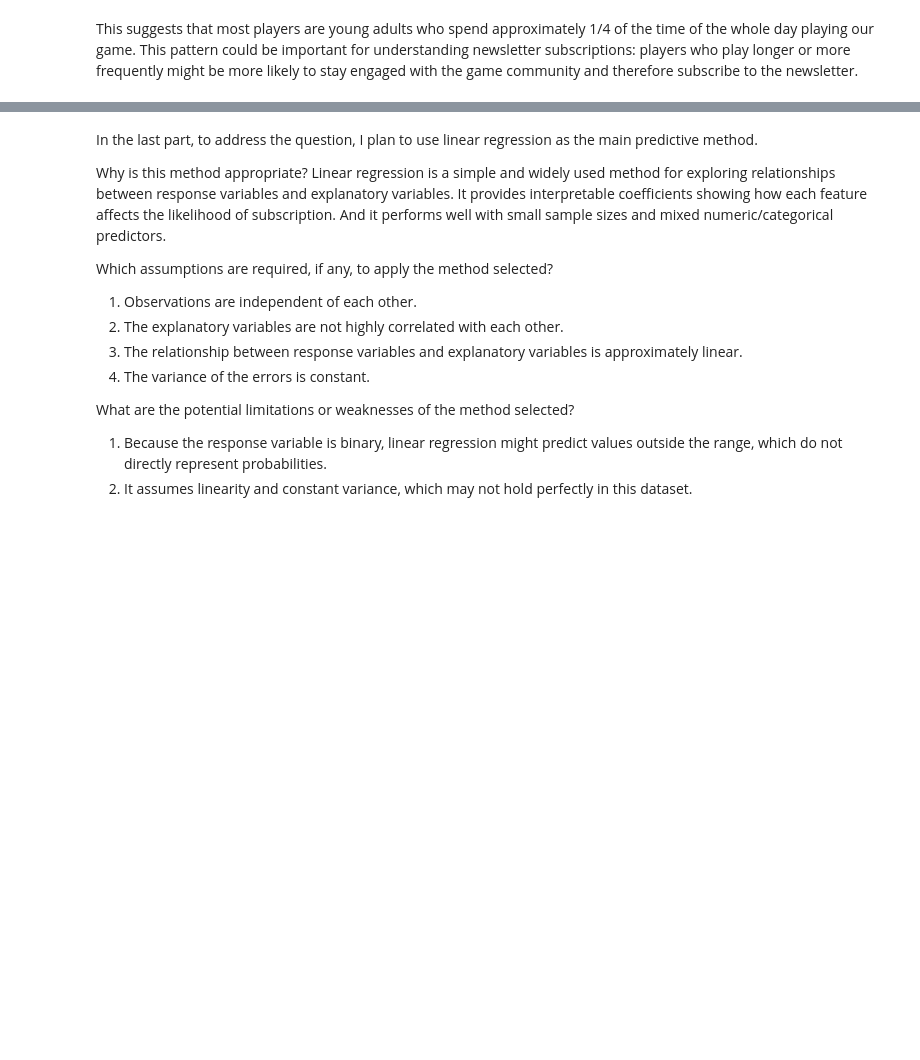
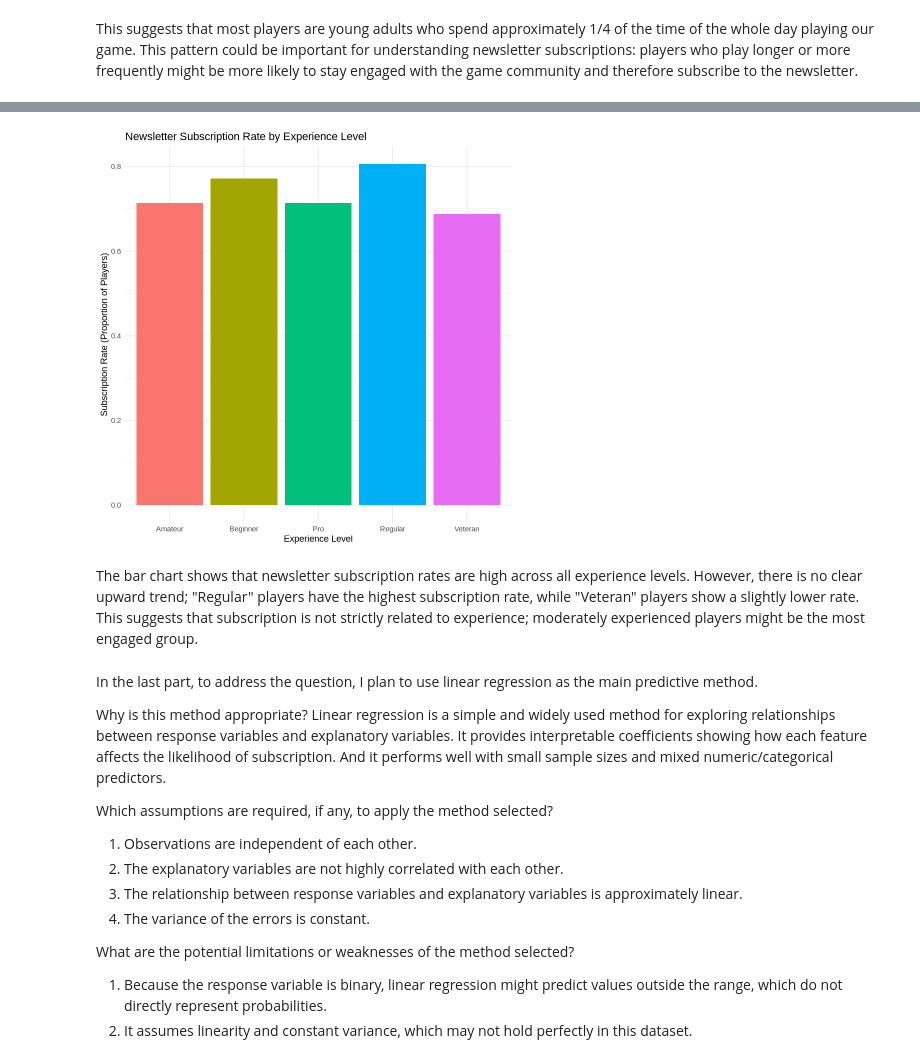
Before and after one commit to suyimeng-arch/dsci100individual, a Jupyter notebook: Untitled.ipynb, the cells around one changed output, grey strips where cells are left out. Saved outputs shown, nothing was run; the diff lists cells and outputs as text; code cells hidden in the pictures; blank space fills up the shorter version.

```diff
--- a/Untitled.ipynb
+++ b/Untitled.ipynb
@@ -92,3 +93,21 @@ The histogram shows that most players have played only a few hours, while a smal
+# %%
+experience_subscribe <- players |>
+  group_by(experience) |>
+  summarise(subscribe_rate = mean(subscribe, na.rm = TRUE))
+
+ggplot(experience_subscribe, aes(x = experience, y = subscribe_rate, fill = experience)) +
+  geom_col() +
+  labs(title = "Newsletter Subscription Rate by Experience Level",
+       x = "Experience Level",
+       y = "Subscription Rate (Proportion of Players)") +
+  theme_minimal() +
+  theme(legend.position = "none")
+# %% [output]
+[figure, added]
+# %% [markdown]
+The bar chart shows that newsletter subscription rates are high across all experience levels.
+However, there is no clear upward trend; "Regular" players have the highest subscription rate, while "Veteran" players show a slightly lower rate.
+This suggests that subscription is not strictly related to experience; moderately experienced players might be the most engaged group.
 # %% [markdown]
 In the last part, to address the question, I plan to use linear regression as the main predictive method.
 
```
Also changed, not shown: parts of 2 cells of this notebook.
